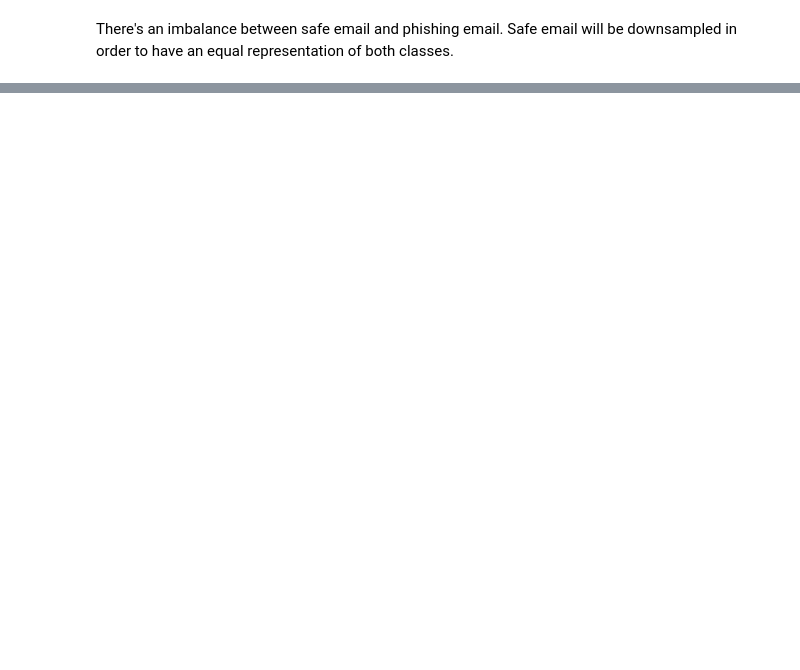
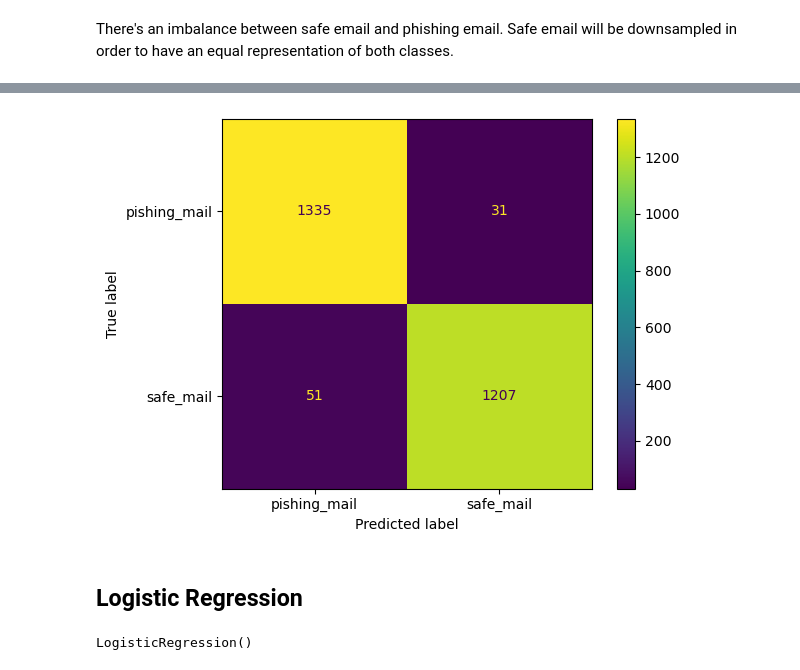
Before and after one commit to Ziyao-Piong/cybercrime-and-scams, a Jupyter notebook: fraud_detection/Phishing_Email_RF.ipynb, the cells around one changed output, grey strips where cells are left out. Cells and saved outputs as stored; diff of their text form; code cells hidden in the pictures; blank space fills up the shorter version.

```diff
--- a/fraud_detection/Phishing_Email_RF.ipynb
+++ b/fraud_detection/Phishing_Email_RF.ipynb
@@ -129,0 +128,5 @@ plt.show()
+# %%
+nb_y_pred = nb.predict(X_test)
+
+print(f"accuracy from naive bayes: {accuracy_score(y_test,nb_y_pred)*100:.2f} %")
+print("classification report :\n\n",classification_report(y_test,nb_y_pred))
@@ -129,0 +145,14 @@ plt.show()
+# %%
+cm = confusion_matrix(y_test, nb_y_pred)
+cx_ = ConfusionMatrixDisplay(cm,display_labels=['pishing_mail','safe_mail']).plot()
+plt.show()
+# %% [output]
+[figure, added]
+# %% [markdown]
+## Logistic Regression
+# %%
+from sklearn.linear_model import LogisticRegression
+lr = LogisticRegression()
+lr.fit(X_train,y_train)
+# %% [output]
+LogisticRegression()
```
Also changed, not shown: parts of 30 cells of this notebook, 2 other files.
